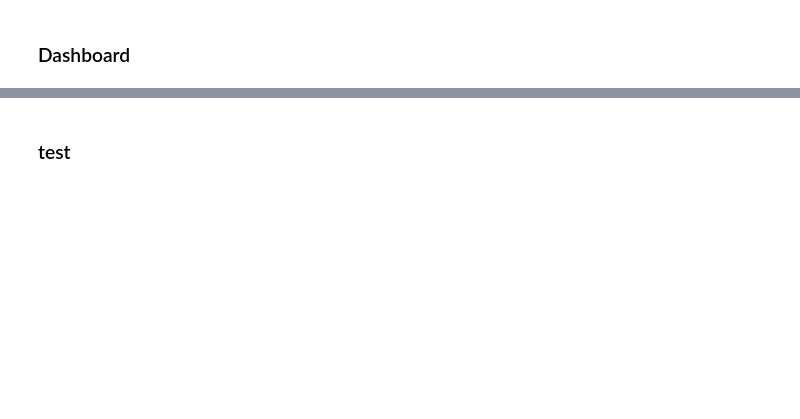
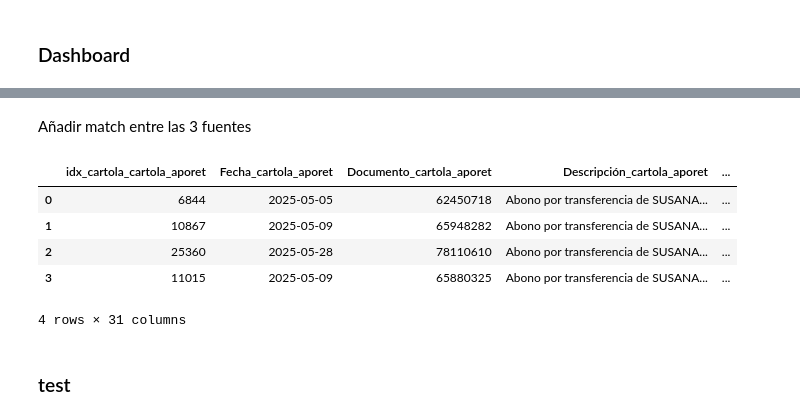
Before and after one commit to pbustamantevector/Proyecto-Conciliacion, a Jupyter notebook: Racional.ipynb, the cells around one changed output, grey strips where cells are left out. Saved outputs shown, nothing was run; the diff lists cells and outputs as text; code cells hidden in the pictures; blank space fills up the shorter version.

```diff
--- a/Racional.ipynb
+++ b/Racional.ipynb
@@ -314,0 +370,34 @@ Dashboard_Mayo = formatear_identificador(Dashboard_Mayo, col='IDENTIFICADOR')"""
+# %% [markdown]
+Añadir match entre las 3 fuentes
+# %%
+# --- Match triple real: merge entre df_match y df_match_dashboard por clave e IDENTIFICADOR ---
+
+# Primero, filtra ambos DataFrames solo a las claves triple
+claves_triple = set(Dashboard_Mayo['clave']) & set(df_APORET_detalle['clave']) & set(df_to_rut['clave'])
+
+df_match_triple = df_match[df_match['clave'].isin(claves_triple)].copy()
+df_match_dashboard_triple = df_match_dashboard[df_match_dashboard['clave'].isin(claves_triple)].copy()
+
+# Haz el merge (puedes agregar sufijos para distinguir columnas)
+df_match3 = pd.merge(
+    df_match_triple,
+    df_match_dashboard_triple,
+    on=['clave', 'IDENTIFICADOR'],
+    suffixes=('_cartola_aporet', '_dashboard'),
+    how='inner'
+)
+
+display(df_match3[df_match3['IDENTIFICADOR'] == '10003374-7'])
+
+
+
+# --- Dashboard_Mayo_sinrespaldo ---
+claves_matcheadas = set(df_match_dashboard['clave'].dropna())
+Dashboard_Mayo_sinrespaldo = Dashboard_Mayo[~Dashboard_Mayo['clave'].isin(claves_matcheadas)].copy()
+# %% [output]
+|  | idx_cartola_cartola_aporet | Fecha_cartola_aporet | Documento_cartola_aporet | Descripción_cartola_aporet | ... |
+| 0 | 6844 | 2025-05-05 | 62450718 | Abono por transferencia de SUSANA... | ... |
+| 1 | 10867 | 2025-05-09 | 65948282 | Abono por transferencia de SUSANA... | ... |
+| 2 | 25360 | 2025-05-28 | 78110610 | Abono por transferencia de SUSANA... | ... |
+| 3 | 11015 | 2025-05-09 | 65880325 | Abono por transferencia de SUSANA... | ... |
+4 rows × 31 columns
```
Also changed, not shown: parts of 24 cells of this notebook.
